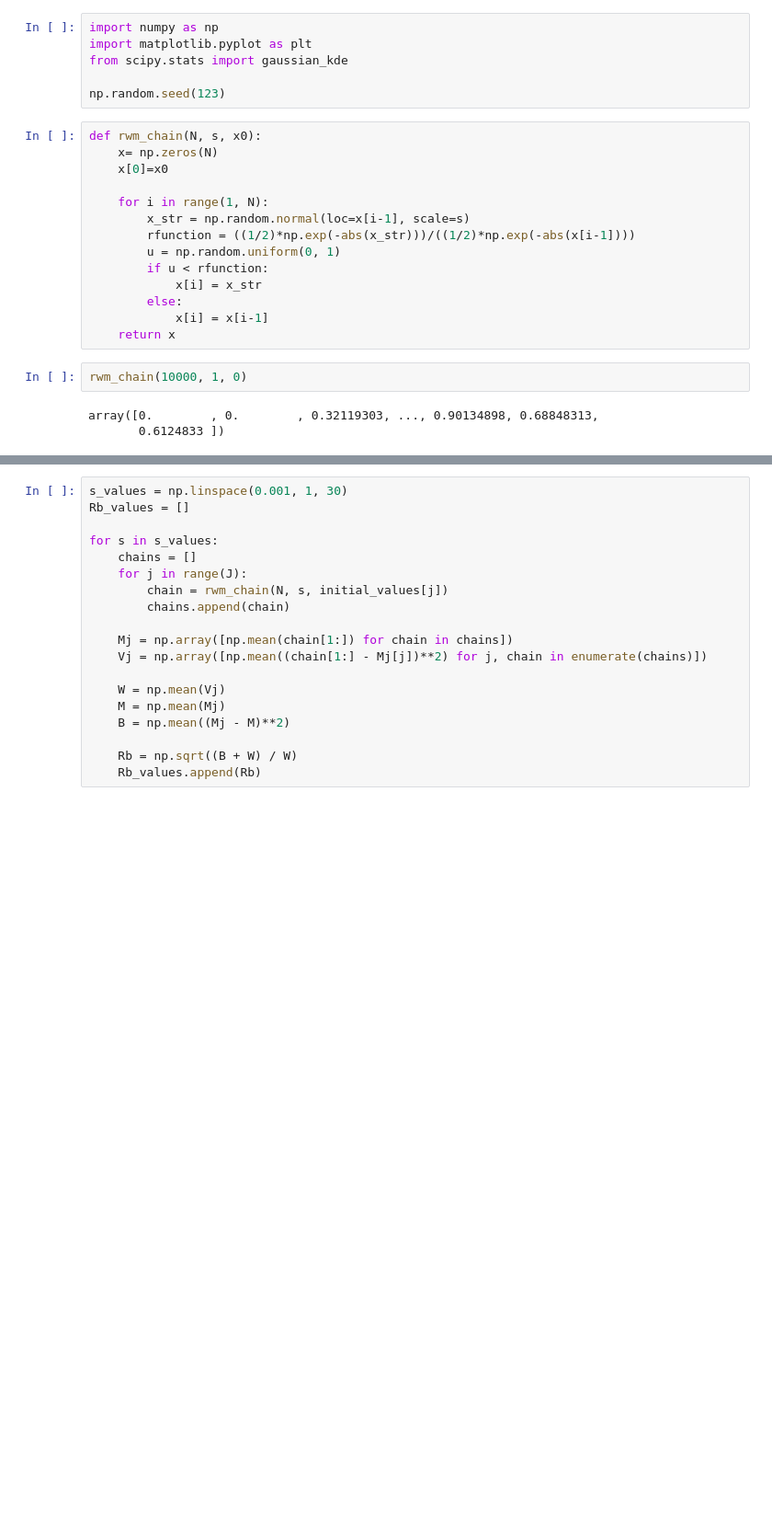
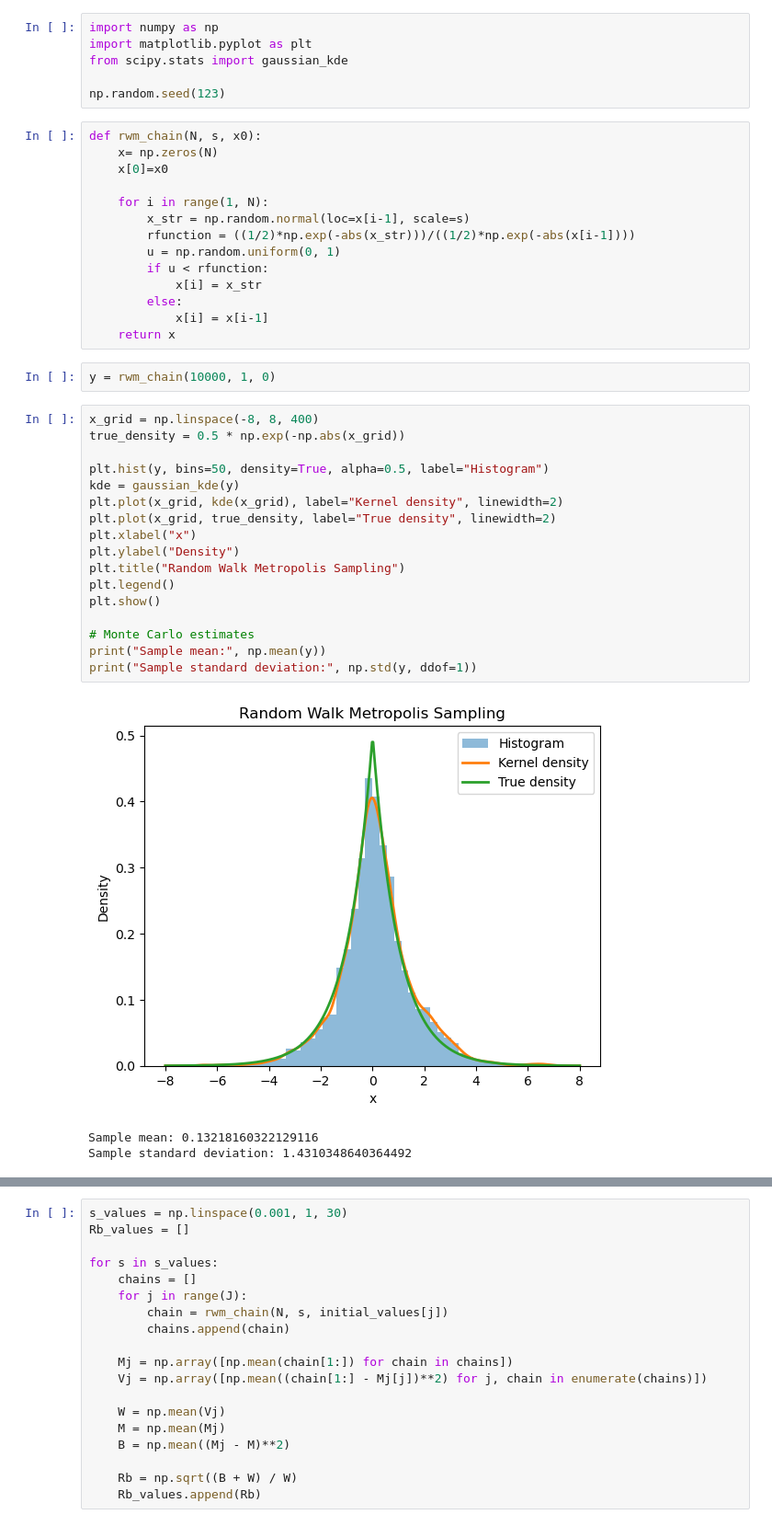
Before and after one commit to nightymighty68/ST2195-Coursework, a Jupyter notebook: test1.ipynb, the cells around one changed output, grey strips where cells are left out. Shown at 92% size. Saved outputs shown, nothing was run; the diff lists cells and outputs as text; blank space fills up the shorter version.

```diff
--- a/test1.ipynb
+++ b/test1.ipynb
@@ -19,7 +19,25 @@ def rwm_chain(N, s, x0):
             x[i] = x[i-1]
     return x
 # %%
-rwm_chain(10000, 1, 0)
+y = rwm_chain(10000, 1, 0)
-# %% [output]
-array([0.        , 0.        , 0.32119303, ..., 0.90134898, 0.68848313,
-       0.6124833 ])
+# %%
+x_grid = np.linspace(-8, 8, 400)
+true_density = 0.5 * np.exp(-np.abs(x_grid))
+
+plt.hist(y, bins=50, density=True, alpha=0.5, label="Histogram")
+kde = gaussian_kde(y)
+plt.plot(x_grid, kde(x_grid), label="Kernel density", linewidth=2)
+plt.plot(x_grid, true_density, label="True density", linewidth=2)
+plt.xlabel("x")
+plt.ylabel("Density")
+plt.title("Random Walk Metropolis Sampling")
+plt.legend()
+plt.show()
+
+# Monte Carlo estimates
+print("Sample mean:", np.mean(y))
+print("Sample standard deviation:", np.std(y, ddof=1))
+# %% [output]
+[figure, added]
+Sample mean: 0.13218160322129116
+Sample standard deviation: 1.4310348640364492
```
Also changed, not shown: parts of 3 cells of this notebook.
